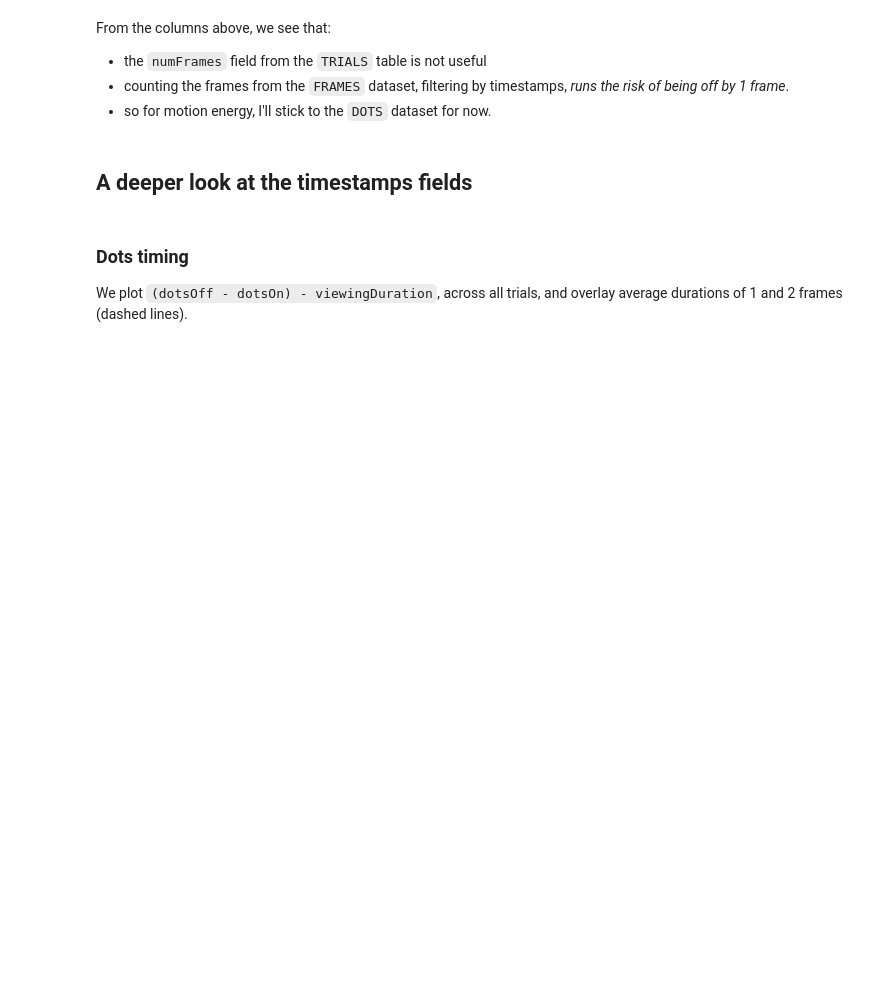
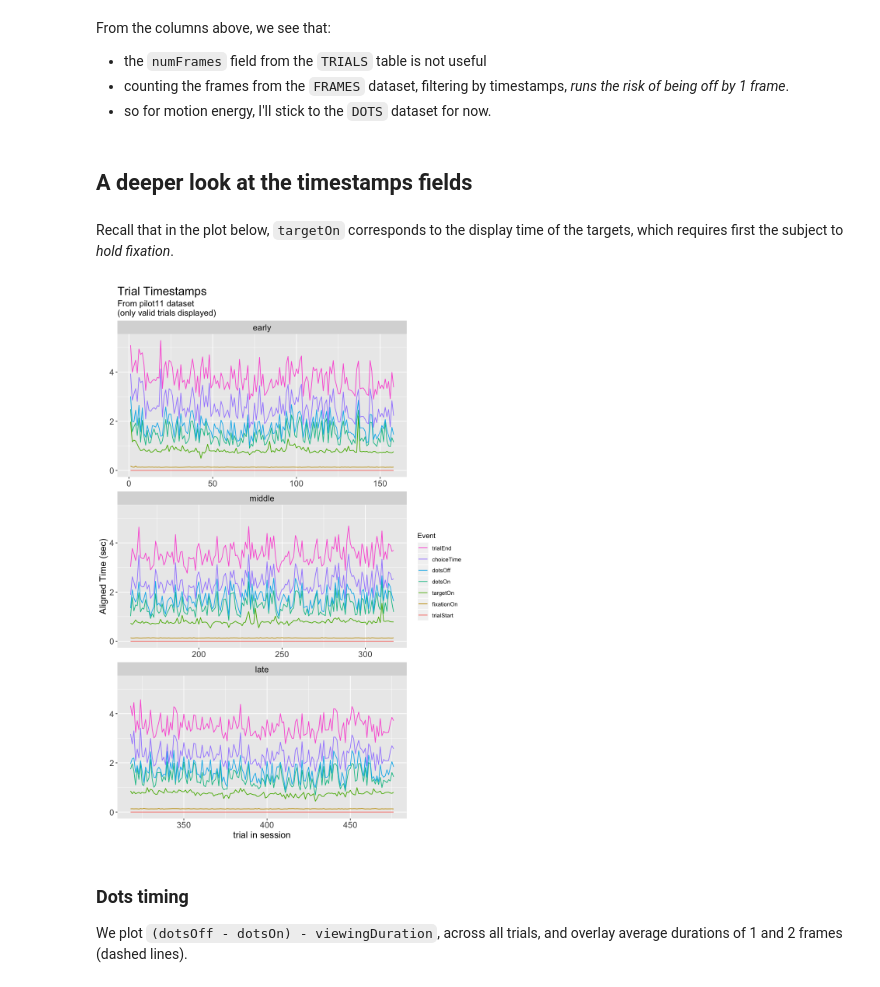
Before and after one commit to TheGoldLab/Analysis_SingleCP_DotsReversal, a Jupyter notebook: Jupyter/pilot11.ipynb, the cells around one changed output. Drawn from its saved outputs; the diff is of its cells as text; code cells hidden in the pictures; blank space fills up the shorter version.

```diff
--- a/Jupyter/pilot11.ipynb
+++ b/Jupyter/pilot11.ipynb
@@ -429,7 +451,7 @@ From the columns above, we see that:
 # %% [markdown]
 ## A deeper look at the timestamps fields
 # %%
-wideTimestamps <- TRIALS[,.(trialStart=trialStart-trialStart,
+wideTimestamps <- TRIALS[!is.na(validTrialCount),.(trialStart=trialStart-trialStart,
                                   trialEnd=trialEnd-trialStart,
                                   dotsOn,
                                   dotsOff,
@@ -442,37 +464,47 @@ wideTimestamps <- TRIALS[,.(trialStart=trialStart-trialStart,
                                   targetOn,
                                   fixationOn,
                                   choiceTime,
-                                  trialCount,
-                                  presenceCP),by=trialIndex]
+                                  presenceCP),by=validTrialCount]
 # %%
 # refTime <- wideTimestamps[,.(trialCount,
 #     trialStart, trialEnd, dotsOn, dotsOff, targetOn, fixationOn, choiceTime),
 #                         by=trialIndex]
 longTimestamps <- melt(wideTimestamps,
-                       id.vars=c("trialCount"),
+                       id.vars=c("validTrialCount"),
                        measure.vars=c("trialStart","fixationOn","targetOn","dotsOn","dotsOff",
                                       "choiceTime","trialEnd"),
                        value.name="timestamp", variable.name="Event")
 # str(longTimestamps)
+# %% [markdown]
+Recall that in the plot below, `targetOn` corresponds to the display time of the targets, which requires first the subject to *hold fixation*.
 # %%
+# since we have many trials, let's split the plots in 3
+longTimestamps[, sessionPeriod:='early']
+longTimestamps[validTrialCount > max(validTrialCount) / 3, sessionPeriod:='middle']
+longTimestamps[validTrialCount > 2 * max(validTrialCount) / 3, sessionPeriod:='late']
+longTimestamps[, sessionPeriod := factor(sessionPeriod, levels=c("early", "middle", "late"))]
 # control output figure size
-options(repr.plot.width=8, repr.plot.height=8)
+options(repr.plot.width=8, repr.plot.height=12)
+
 # plot
-ggplot(longTimestamps, aes(x=trialCount, y=timestamp)) + geom_point(aes(col=Event), size=2) +
-   geom_line(aes(col=Event),size=.2) +
+ggplot(longTimestamps, aes(x=validTrialCount, y=timestamp)) + #geom_point(aes(col=Event), size=2) +
+   geom_line(aes(col=Event),size=.5) +
 #    geom_hline(yintercept = frameDurations, linetype="dashed") +
+    facet_wrap(~sessionPeriod, nrow=3, scales="free_x") +
     guides(colour = guide_legend(reverse=T)) +
     labs(title="Trial Timestamps",
-         subtitle=paste("From pilot",PILOT_NUMBER," dataset",sep=""),
-         y="Aligned Time (sec)") + theme(plot.title=element_text(size=20,
-                                    lineheight=1.2),  # title
-            plot.subtitle=element_text(size=15,
-                                       family="American Typewriter"),  # subtitle
-            plot.caption=element_text(size=15),  # caption
+         subtitle=paste("From pilot",PILOT_NUMBER," dataset\n(only valid trials displayed)",sep=""),
+         y="Aligned Time (sec)", x="trial in session") +
+    theme(plot.title=element_text(size=PLOT_TITLE_FONT_SIZE, lineheight=1.2),  # title
+            plot.subtitle=element_text(size=PLOT_SUBTITLE_FONT_SIZE),  # subtitle
+            plot.caption=element_text(size=PLOT_SUBTITLE_FONT_SIZE),  # caption
             axis.title.x=element_text(size=AXES_LABEL_FONT),  # X axis title
             axis.title.y=element_text(size=AXES_LABEL_FONT),  # Y axis title
             axis.text.x=element_text(size=AXES_FONT),  # X axis text
-            axis.text.y=element_text(size=AXES_FONT))  # Y axis text
+            axis.text.y=element_text(size=AXES_FONT),
+             strip.text=element_text(size=PLOT_SUBTITLE_FONT_SIZE))  # Y axis text
+# %% [output]
+[figure, added]
 # %% [markdown]
 ### Dots timing
 <a id='errorsVD'></a>
```
Also changed, not shown: parts of 44 cells of this notebook.
